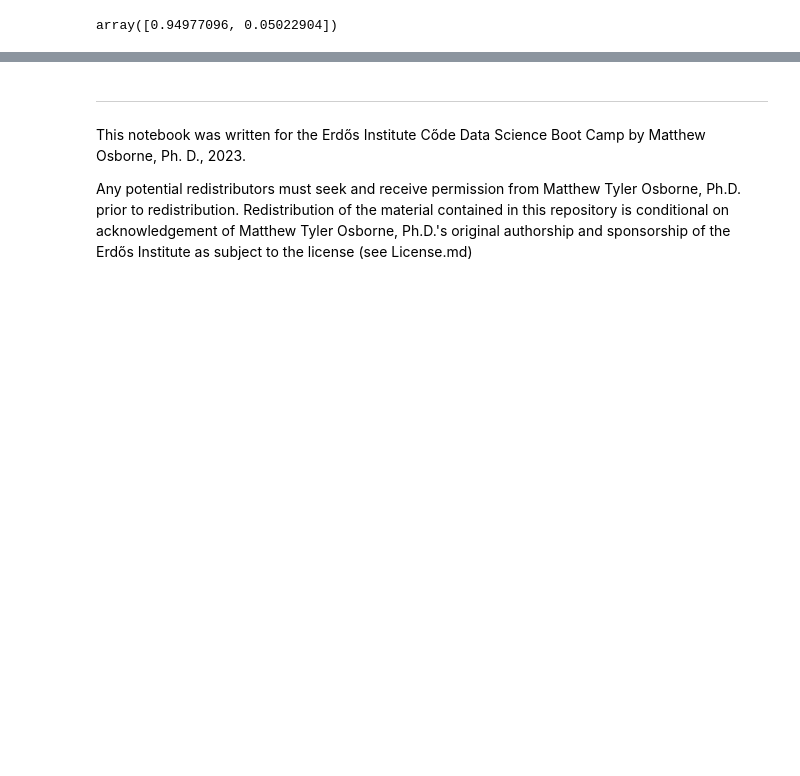
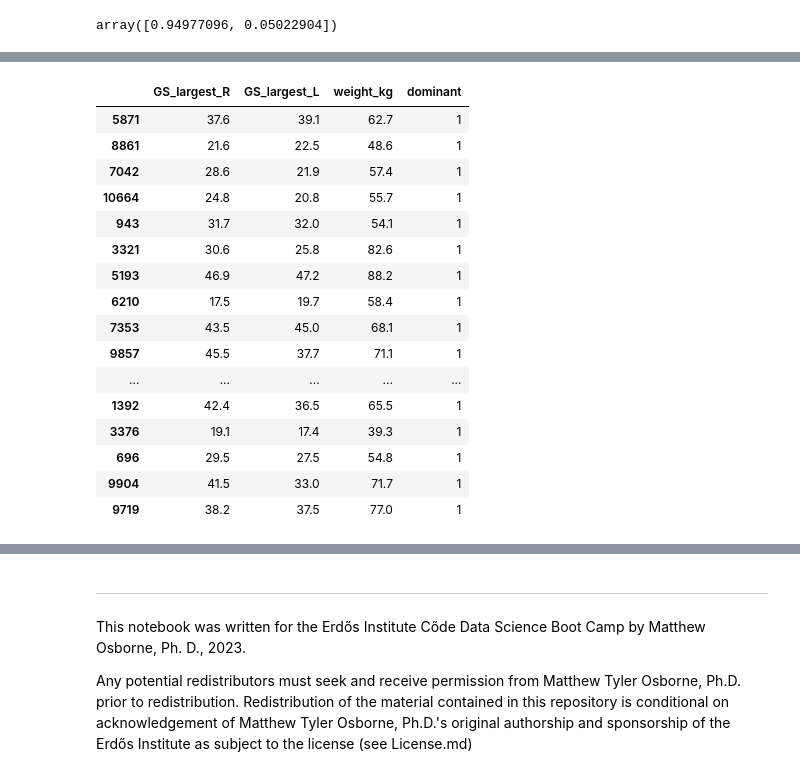
Before and after one commit to parabamoghv/Erdos_AU2024_copy, a Jupyter notebook: week_05_regression_III/lecture_5/2_Principal_Components_Analysis_Complete.ipynb, the cells around one changed output, grey strips where cells are left out. Drawn from its saved outputs; the diff is of its cells as text; code cells hidden in the pictures; blank space fills up the shorter version.

```diff
--- a/week_05_regression_III/lecture_5/2_Principal_Components_Analysis_Complete.ipynb
+++ b/week_05_regression_III/lecture_5/2_Principal_Components_Analysis_Complete.ipynb
@@ -551,0 +311,21 @@ If this problem interested you, check out my blog post using this data :)
+# %%
+df = pd.read_csv('../../data/grip_data.csv', usecols= ['GS_largest_R', 'GS_largest_L', 'dominant', 'weight_kg'])
+df.sample(20)
+# %% [output]
+|  | GS_largest_R | GS_largest_L | weight_kg | dominant |
+| 5871 | 37.6 | 39.1 | 62.7 | 1 |
+| 8861 | 21.6 | 22.5 | 48.6 | 1 |
+| 7042 | 28.6 | 21.9 | 57.4 | 1 |
+| 10664 | 24.8 | 20.8 | 55.7 | 1 |
+| 943 | 31.7 | 32.0 | 54.1 | 1 |
+| 3321 | 30.6 | 25.8 | 82.6 | 1 |
+| 5193 | 46.9 | 47.2 | 88.2 | 1 |
+| 6210 | 17.5 | 19.7 | 58.4 | 1 |
+| 7353 | 43.5 | 45.0 | 68.1 | 1 |
+| 9857 | 45.5 | 37.7 | 71.1 | 1 |
+| ... | ... | ... | ... | ... |
+| 1392 | 42.4 | 36.5 | 65.5 | 1 |
+| 3376 | 19.1 | 17.4 | 39.3 | 1 |
+| 696 | 29.5 | 27.5 | 54.8 | 1 |
+| 9904 | 41.5 | 33.0 | 71.7 | 1 |
+| 9719 | 38.2 | 37.5 | 77.0 | 1 |
```
Also changed, not shown: parts of 47 cells of this notebook, 3 other files.
